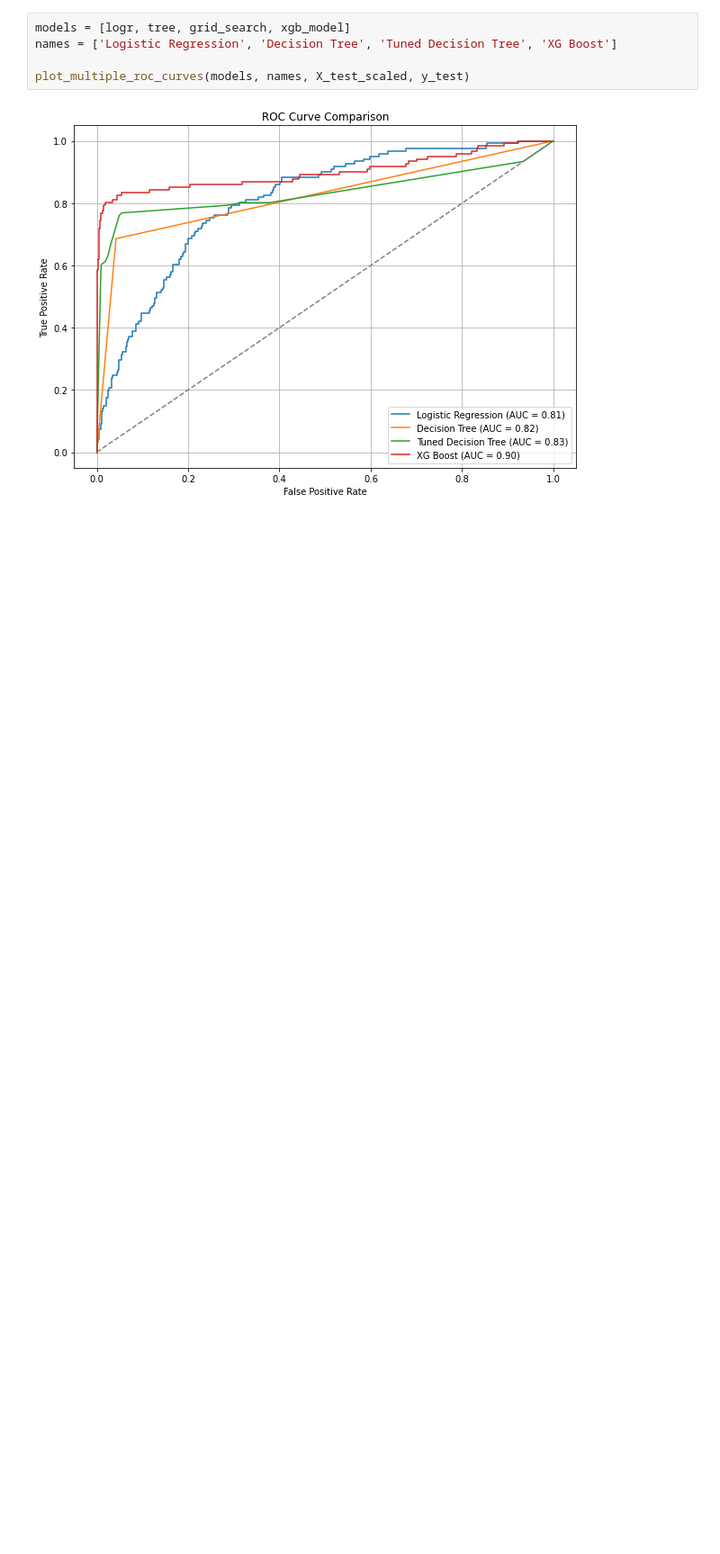
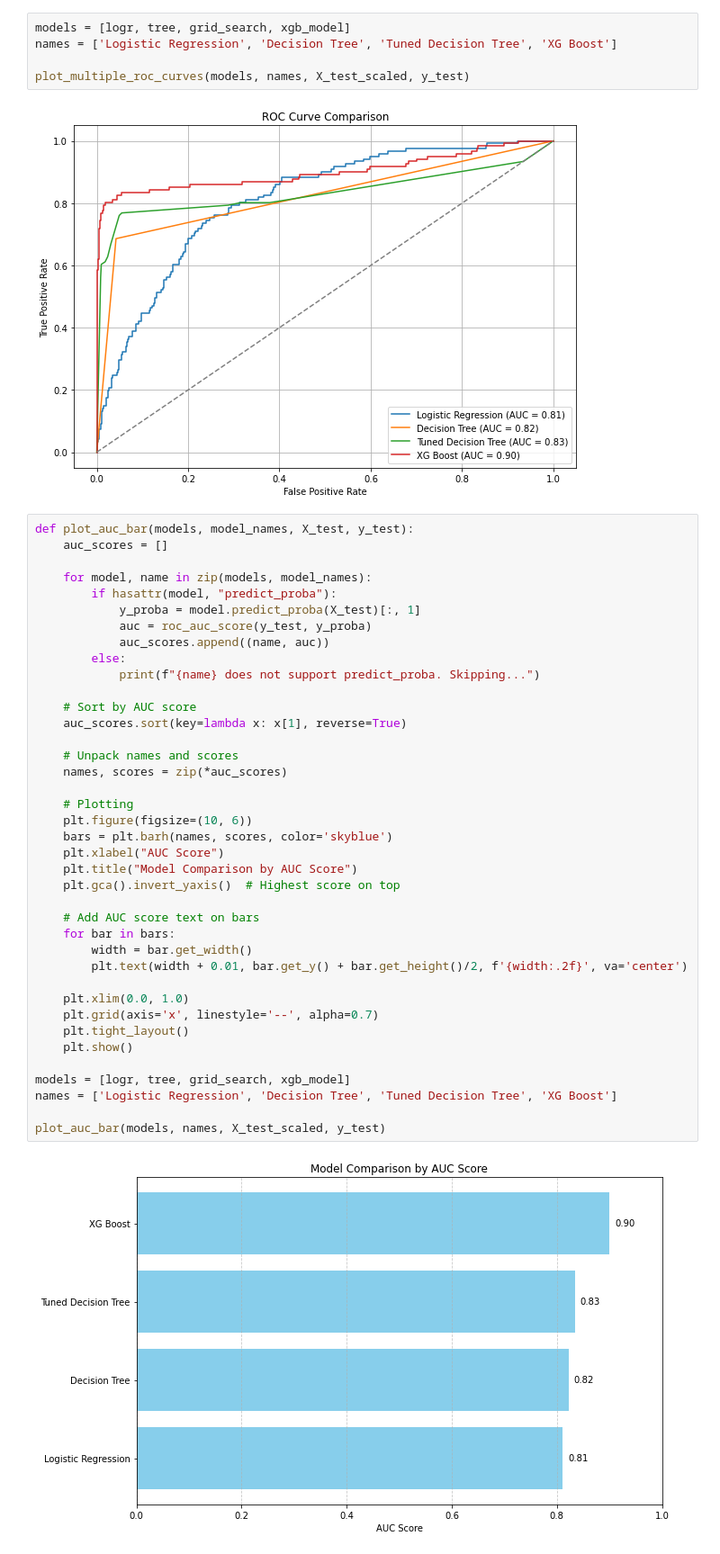
Before and after one commit to Bembino-en/-SyriaTel-churn-prediction, a Jupyter notebook: index.ipynb, the cells around one changed output. Shown at 90% size. Drawn from its saved outputs; the diff is of its cells as text; blank space fills up the shorter version.

```diff
--- a/index.ipynb
+++ b/index.ipynb
@@ -832,6 +832,47 @@ names = ['Logistic Regression', 'Decision Tree', 'Tuned Decision Tree', 'XG Boos
 plot_multiple_roc_curves(models, names, X_test_scaled, y_test)
 # %% [output]
 [figure]
+# %%
+def plot_auc_bar(models, model_names, X_test, y_test):
+    auc_scores = []
+
+    for model, name in zip(models, model_names):
+        if hasattr(model, "predict_proba"):
+            y_proba = model.predict_proba(X_test)[:, 1]
+            auc = roc_auc_score(y_test, y_proba)
+            auc_scores.append((name, auc))
+        else:
+            print(f"{name} does not support predict_proba. Skipping...")
+
+    # Sort by AUC score
+    auc_scores.sort(key=lambda x: x[1], reverse=True)
+
+    # Unpack names and scores
+    names, scores = zip(*auc_scores)
+
+    # Plotting
+    plt.figure(figsize=(10, 6))
+    bars = plt.barh(names, scores, color='skyblue')
+    plt.xlabel("AUC Score")
+    plt.title("Model Comparison by AUC Score")
+    plt.gca().invert_yaxis()  # Highest score on top
+
+    # Add AUC score text on bars
+    for bar in bars:
+        width = bar.get_width()
+        plt.text(width + 0.01, bar.get_y() + bar.get_height()/2, f'{width:.2f}', va='center')
+
+    plt.xlim(0.0, 1.0)
+    plt.grid(axis='x', linestyle='--', alpha=0.7)
+    plt.tight_layout()
+    plt.show()
+
+models = [logr, tree, grid_search, xgb_model]
+names = ['Logistic Regression', 'Decision Tree', 'Tuned Decision Tree', 'XG Boost']
+
+plot_auc_bar(models, names, X_test_scaled, y_test)
+# %% [output]
+[figure, added]
 # %% [markdown]
 ###  ROC Curve Comparison of Models
 
```
Also changed, not shown: parts of 17 cells of this notebook, 3 other files.
